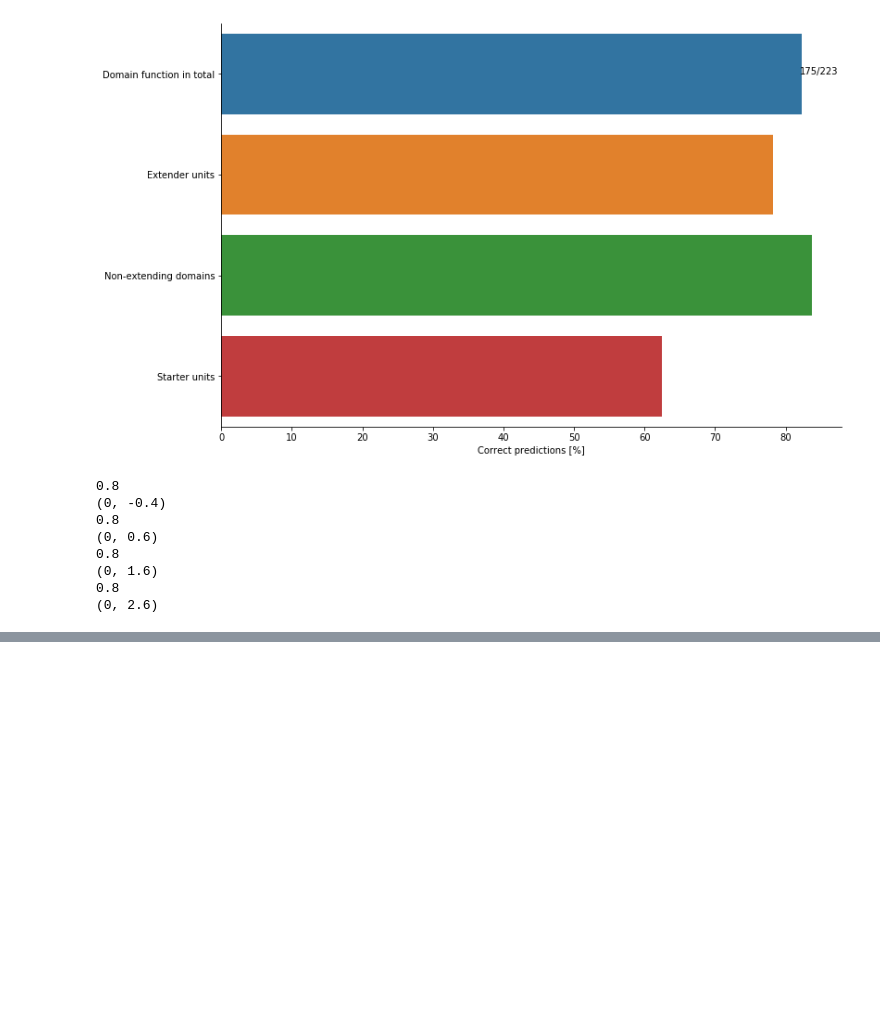
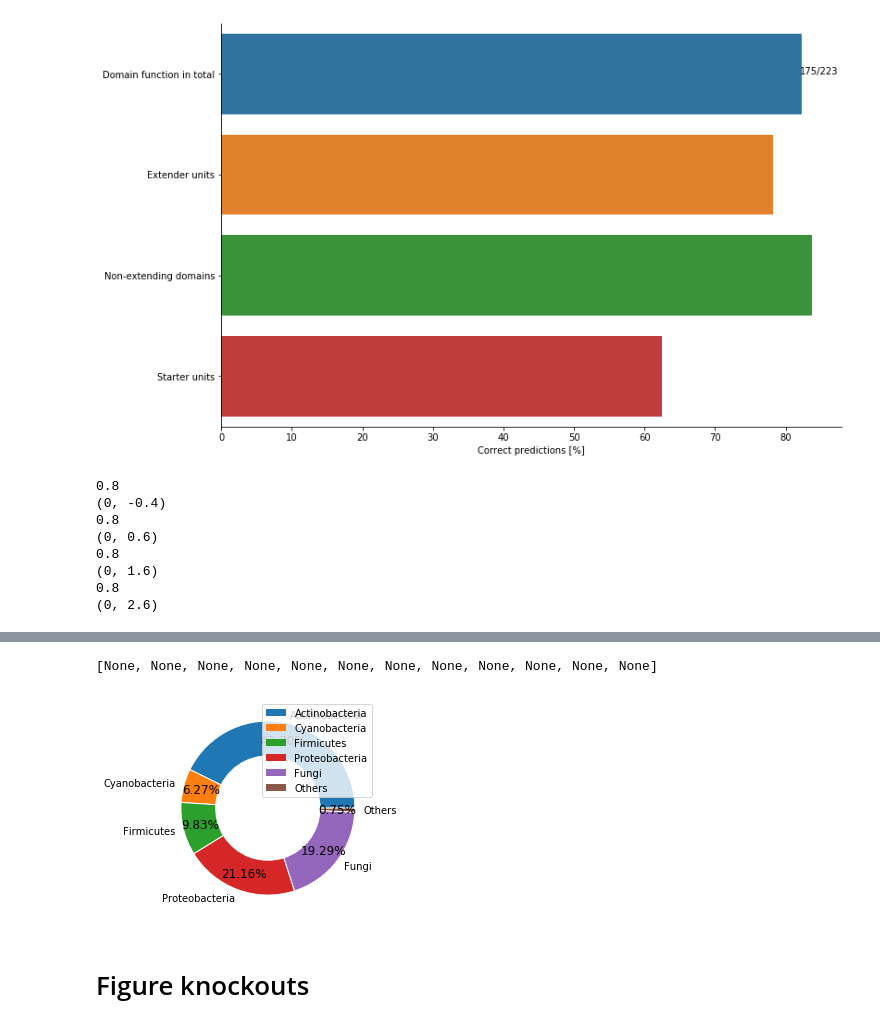
Before and after one commit to AlmaasLab/BiGMeC, a Jupyter notebook: Notebooks/figures.ipynb, the cells around one changed output, grey strips where cells are left out. Saved outputs shown, nothing was run; the diff lists cells and outputs as text; code cells hidden in the pictures; blank space fills up the shorter version.

```diff
--- a/Notebooks/figures.ipynb
+++ b/Notebooks/figures.ipynb
@@ -44,0 +169,12 @@ for bar in b.patches:
+# %%
+pie,_,txt = plt.pie(g1[g1>5], labels = g1[g1>5].index, radius = 1,autopct='%1.2f%%',  pctdistance=.8, )
+plt.legend(loc = )
+width = 0.4
+plt.setp(pie, width=width, edgecolor='white')
+plt.setp(txt, size = 12)#, weight="bold")
+#pi2, _ = plt.pie(g0, radius = 0.8)
+# %% [output]
+[None, None, None, None, None, None, None, None, None, None, None, None]
+[figure, added]
+# %% [markdown]
+# Figure knockouts
```
Also changed, not shown: parts of 32 cells of this notebook, 3 other files.
